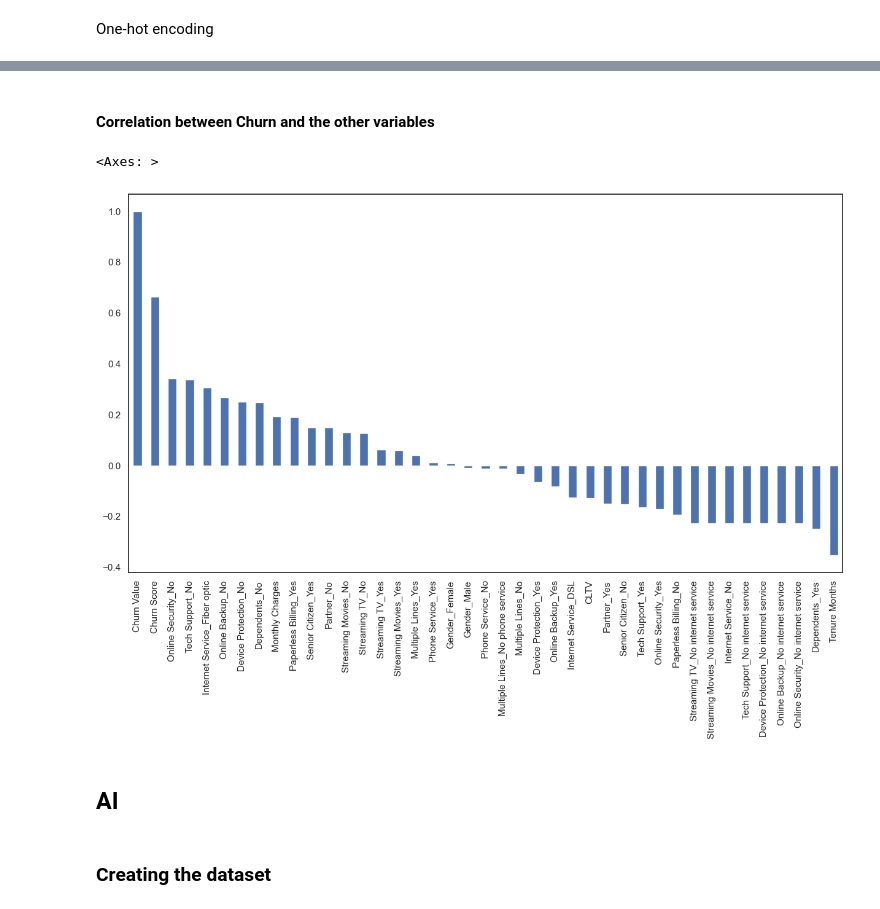
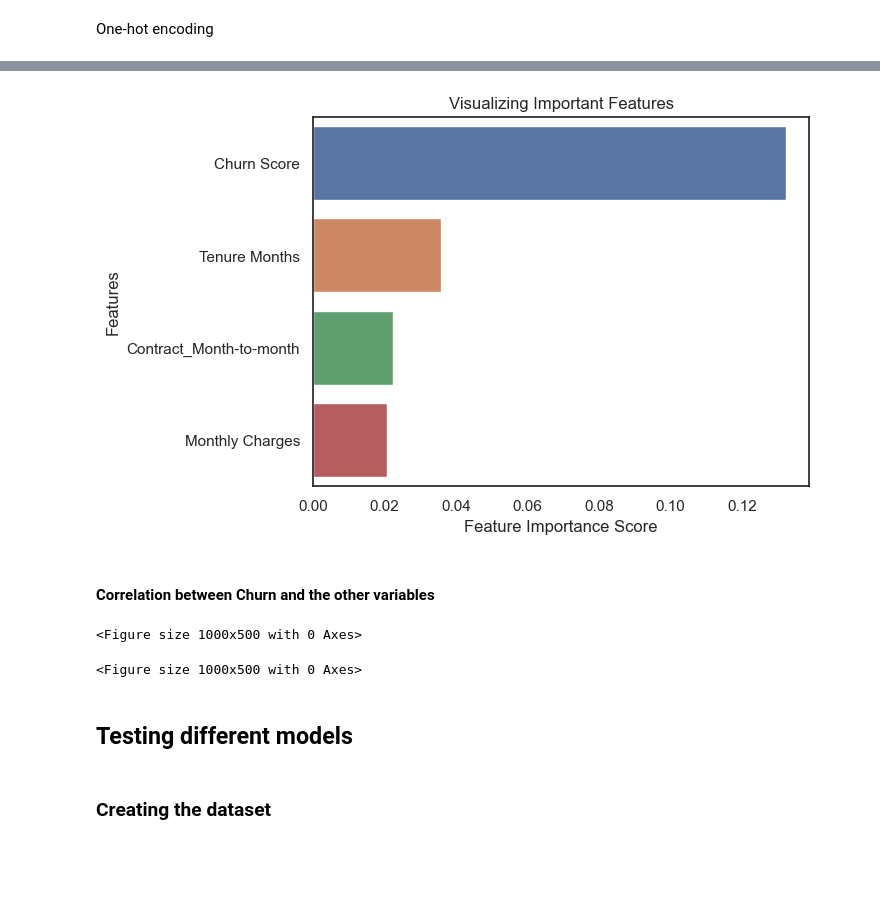
Before and after one commit to JulieMuller/AI-mini-project, a Jupyter notebook: Churn/Churn.ipynb, the cells around one changed output, grey strips where cells are left out. Drawn from its saved outputs; the diff is of its cells as text; code cells hidden in the pictures; blank space fills up the shorter version.

```diff
--- a/Churn/Churn.ipynb
+++ b/Churn/Churn.ipynb
@@ -231,13 +235,44 @@ df_dummies.head()
+# %%
+from sklearn.model_selection import train_test_split
+#Import Random Forest Model
+from sklearn.ensemble import RandomForestClassifier
+
+#Create a Gaussian Classifier
+clf=RandomForestClassifier(n_estimators=100)
+
+X = df_dummies.drop(columns="Churn Value")
+y = df_dummies["Churn Value"]
+
+X_train, X_test, y_train, y_test = train_test_split(X, y, test_size=0.55, random_state=42)
+
+#Train and predict)
+clf.fit(X_train,y_train)
+y_pred=clf.predict(X_test)
+# %%
+
+feature_imp = pd.Series(clf.feature_importances_,index=X.columns.values).sort_values(ascending=False)
+# Creating a bar plot
+sns.barplot(x=feature_imp[:4], y=feature_imp.index[:4])
+
+# Add labels to your graph
+plt.xlabel('Feature Importance Score')
+plt.ylabel('Features')
+plt.title("Visualizing Important Features")
+plt.show()
+# %% [output]
+[figure, added]
 # %% [markdown]
 #### Correlation between Churn and the other variables
-# %%
-plt.figure(figsize=(15,8))
-df_dummies.corr()['Churn Value'].sort_values(ascending = False).plot(kind='bar')
-# %% [output]
-<Axes: >
-[figure, removed]
-# %% [markdown]
-## AI
+# %%
+plt.figure(figsize=(10,5))
+#data = df_dummies.corr()['Churn Value'].drop(index="Churn Value").sort_values(ascending = False)[1:18].plot(kind='bar')
+#Complete correlation between two variables is expressed by either + 1 or -1
+#very long to load because of the number of columns in dummies
+# %% [output]
+<Figure size 1000x500 with 0 Axes>
+<Figure size 1000x500 with 0 Axes>
+# %% [markdown]
+## Testing different models
 # %% [markdown]
 ### Creating the dataset
 # %% [markdown]
```
Also changed, not shown: parts of 24 cells of this notebook, 5 other files.
